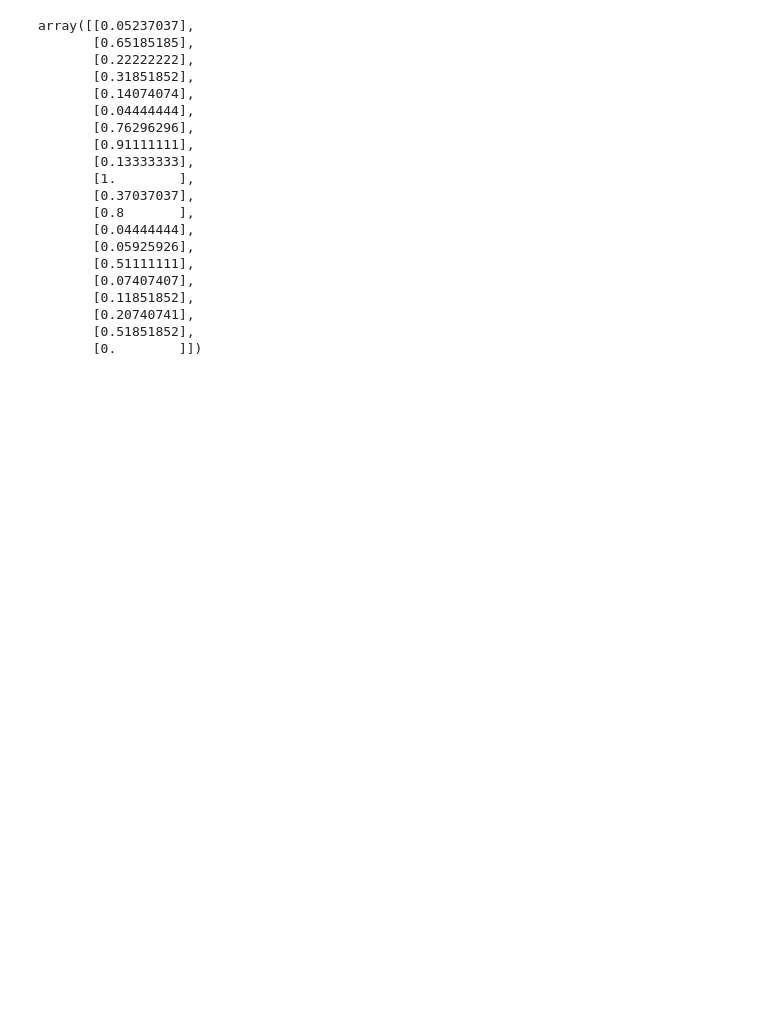
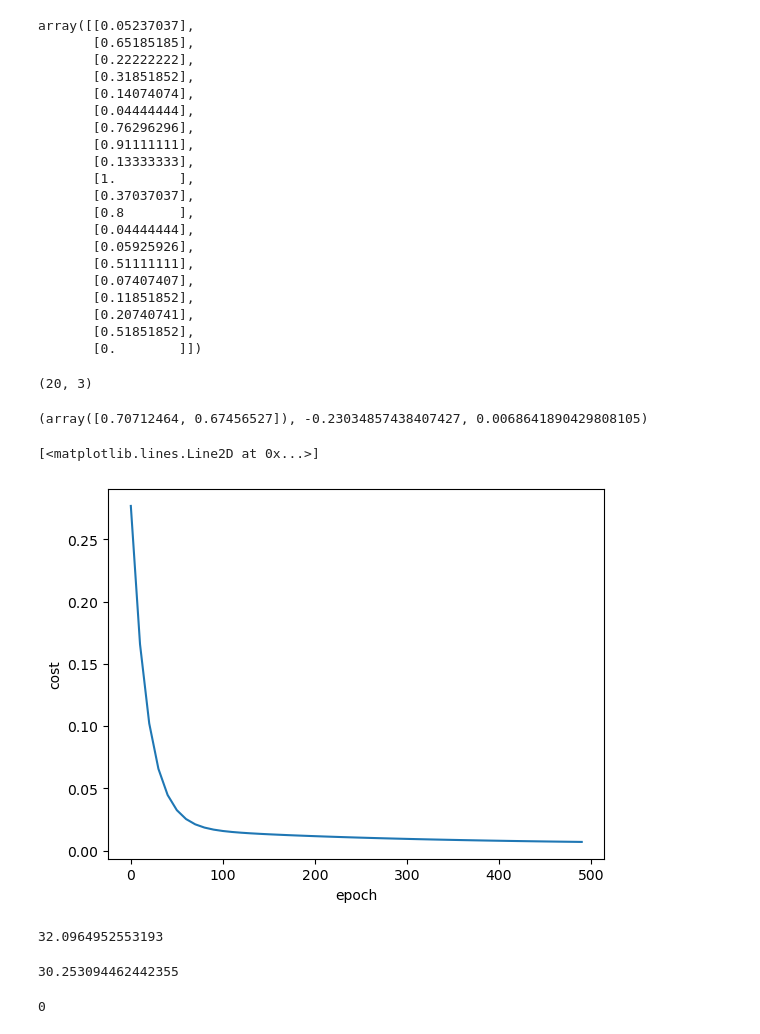
Before and after one commit to anuj123-45/ML-Algos, a Jupyter notebook: DL/Gradient Types.ipynb, the cells around one changed output. Saved outputs shown, nothing was run; the diff lists cells and outputs as text; code cells hidden in the pictures; blank space fills up the shorter version.

```diff
--- a/DL/Gradient Types.ipynb
+++ b/DL/Gradient Types.ipynb
@@ -65,12 +65,63 @@ array([[0.05237037],
        [0.20740741],
        [0.51851852],
        [0.        ]])
+# %%
+df.shape
+# %% [output]
+(20, 3)
 # %%
 def batch_grad(X,y_true,epochs,learning_rate=0.01):
     num_feat=X.shape[1]
     w=np.ones(shape=(num_feat))
     b=0
     total_samples=X.shape[0]
+    cost_list = []
+    epoch_list = []
 
     for i in range(epochs):
-        y_pred=np.dot(w,scaled_X.T)+bias
+        y_pred=np.dot(w,X.T)+b
+
+        cost = np.mean(np.square(y_true-y_pred))
+
+
+        w_grad=-(2/total_samples)*(X.T.dot(y_true-y_pred))
+        b_grad=-(2/total_samples)*np.sum(y_true-y_pred)
+
+        w=w-learning_rate*w_grad
+        b=b-learning_rate*b_grad
+        if i%10==0:
+            cost_list.append(cost)
+            epoch_list.append(i)
+
+    return w, b, cost, cost_list, epoch_list
+
+w, b, cost, cost_list, epoch_list = batch_grad(scaled_X,scaled_Y.reshape(scaled_Y.shape[0],),500)
+w, b, cost
+# %% [output]
+(array([0.70712464, 0.67456527]), -0.23034857438407427, 0.0068641890429808105)
+# %%
+plt.xlabel("epoch")
+plt.ylabel("cost")
+plt.plot(epoch_list,cost_list)
+# %% [output]
+[<matplotlib.lines.Line2D at 0x...>]
+[figure, added]
+# %%
+def predict_area(area,bed,w,b):
+    scaled_X=sx.transform([[area,bed]])[0]
+    scaled_price=scaled_X[0]*w[0]+scaled_X[1]*w[1]+b
+
+    return sy.inverse_transform([[scaled_price]])[0][0]
+
+predict_area(1056,2,w,b)
+# %% [output]
+32.0964952553193
+# %%
+predict_area(1000,2,w,b)
+# %% [output]
+30.253094462442355
+# %%
+import random
+random.randint(0,4)
+# %% [output]
+0
```
Also changed, not shown: parts of 11 cells of this notebook.
